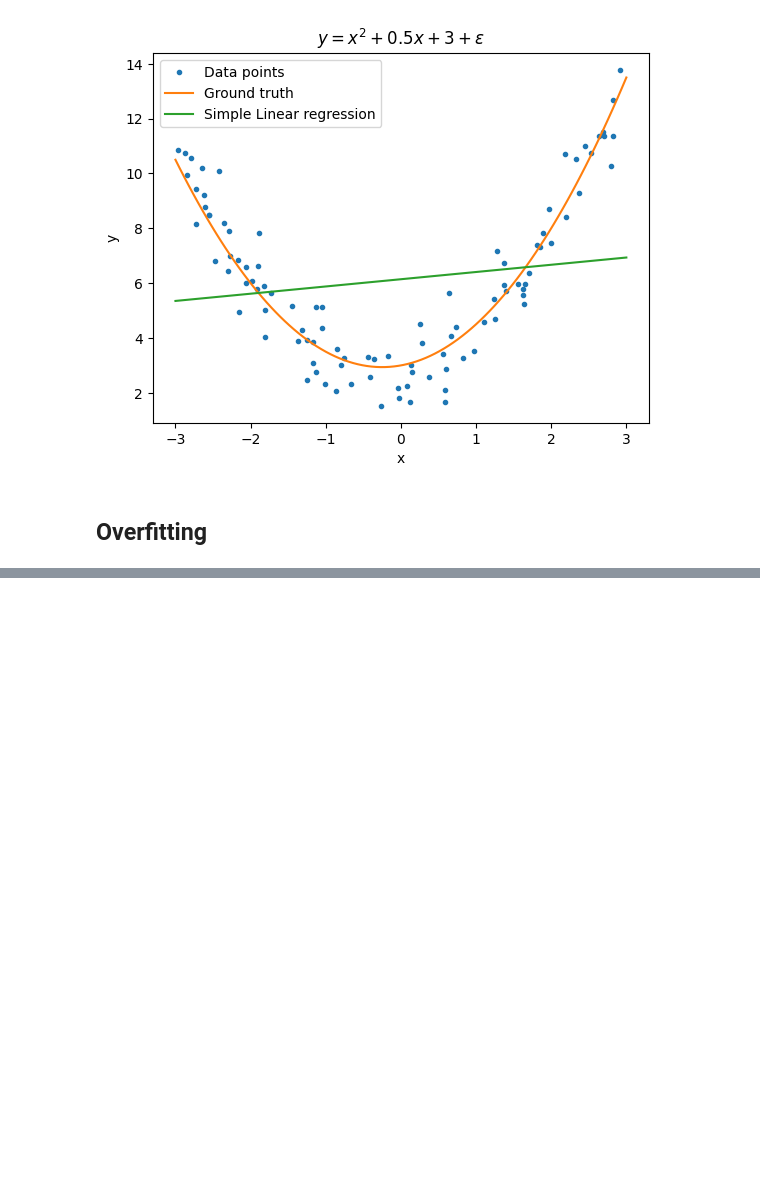
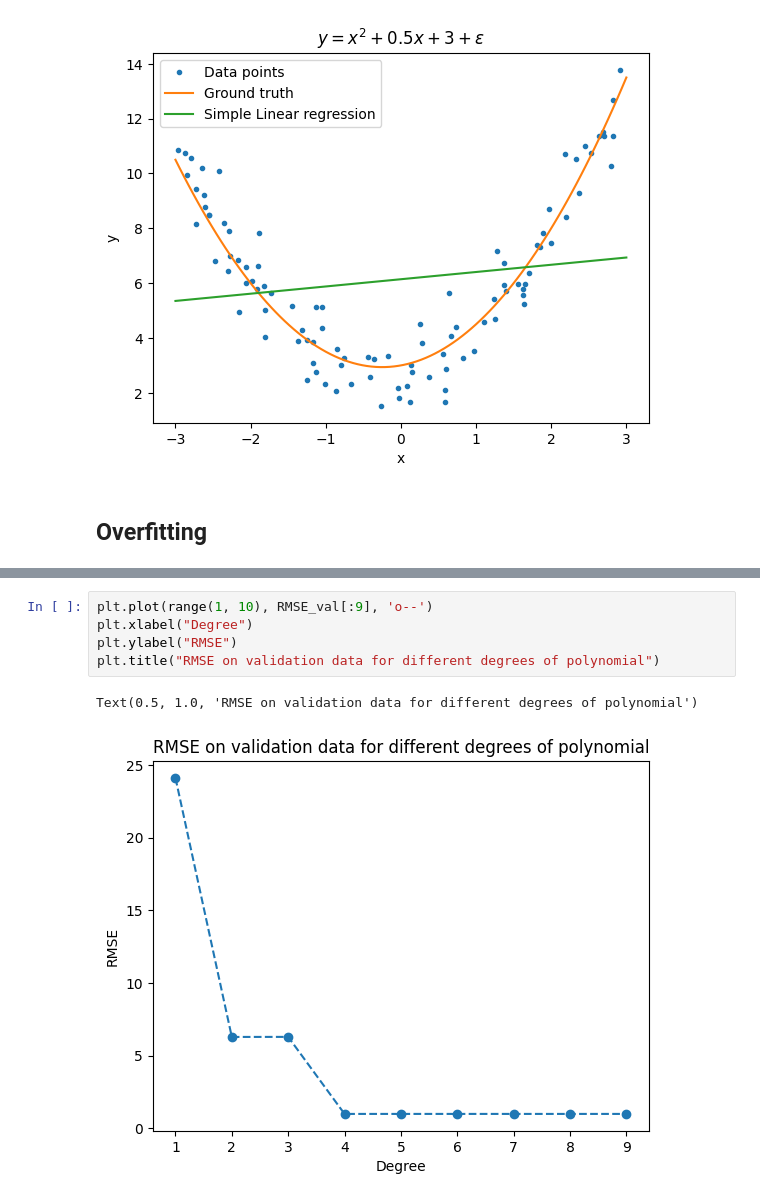
Before and after one commit to JoelOscarsson/Machine-Learning, a Jupyter notebook: Code-Alongs/L3-Underfit-Overfit-polynomial.ipynb, the cells around one changed output, grey strips where cells are left out. Cells and saved outputs as stored; diff of their text form; blank space fills up the shorter version.

```diff
--- a/Code-Alongs/L3-Underfit-Overfit-polynomial.ipynb
+++ b/Code-Alongs/L3-Underfit-Overfit-polynomial.ipynb
@@ -166,0 +243,8 @@ NotFittedError: This LinearRegression instance is not fitted yet. Call 'fit' wit
+# %%
+plt.plot(range(1, 10), RMSE_val[:9], 'o--')
+plt.xlabel("Degree")
+plt.ylabel("RMSE")
+plt.title("RMSE on validation data for different degrees of polynomial")
+# %% [output]
+Text(0.5, 1.0, 'RMSE on validation data for different degrees of polynomial')
+[figure, added]
```
Also changed, not shown: parts of 12 cells of this notebook, 1 other file.
